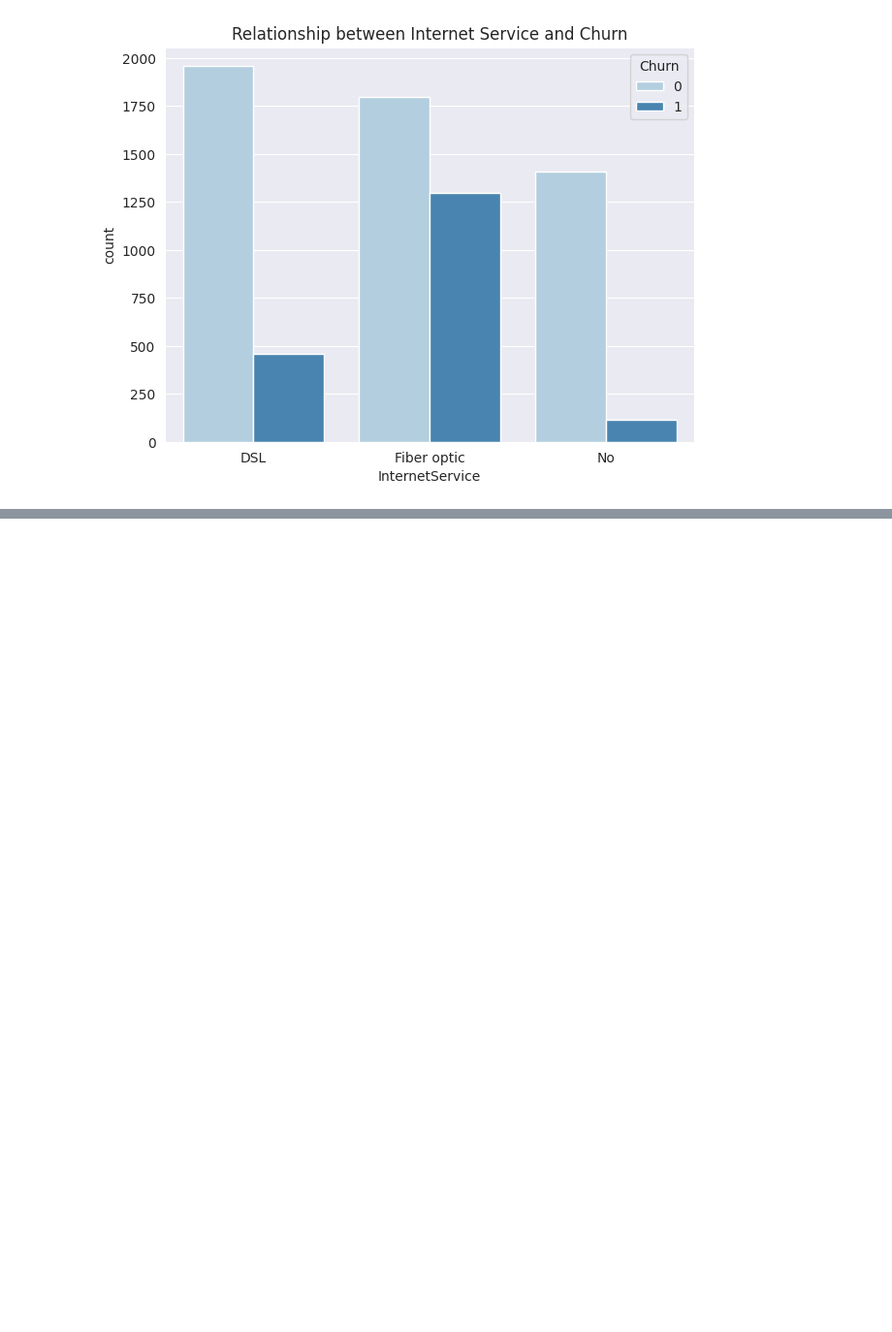
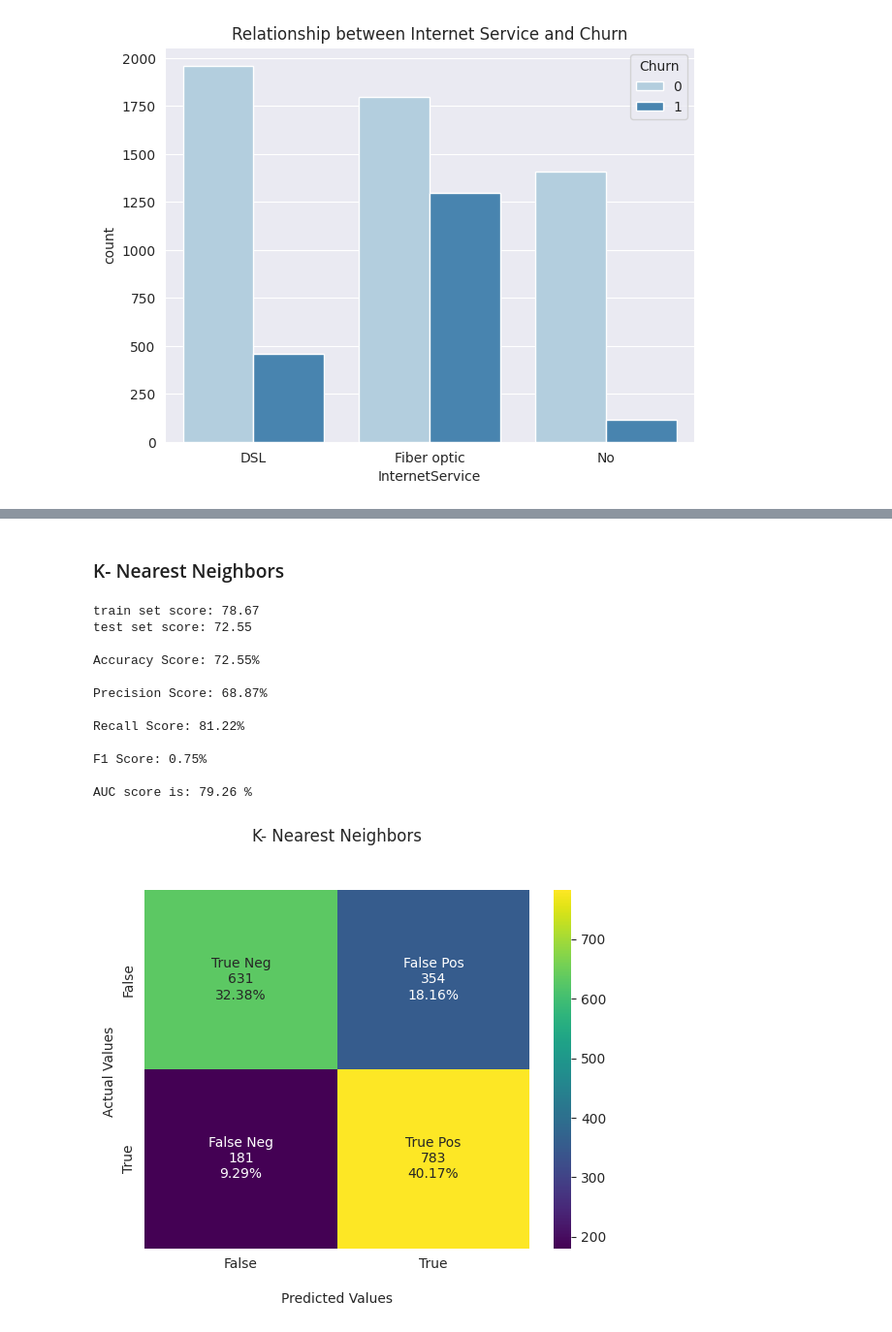
Before and after one commit to slickHnaa/Career_Accelerator_LP3-Classifcation, a Jupyter notebook: 01_Churn.ipynb, the cells around one changed output, grey strips where cells are left out. Shown at 97% size. Cells and saved outputs as stored; diff of their text form; code cells hidden in the pictures; blank space fills up the shorter version.

```diff
--- a/01_Churn.ipynb
+++ b/01_Churn.ipynb
@@ -727,0 +1001,55 @@ plt.show()
+# %% [markdown]
+### K- Nearest Neighbors
+# %%
+cknn = KNeighborsClassifier(n_neighbors=7)
+
+# Fit 'LPknn' to the training set
+cknn.fit(X_train, y_train)
+
+# Predict Output
+cknn_predict = cknn.predict(X_valid)
+pred_cknn = cknn.predict_proba(X_valid)[:,1]
+
+#Train and Test Scores
+cknn_Tr_Score = round(cknn.score(X_train, y_train)*100, 2)
+cknn_Tt_Score = round(cknn.score(X_valid, y_valid)*100, 2)
+print('train set score: {:.2f}'.format(cknn_Tr_Score))
+print('test set score: {:.2f}'.format(cknn_Tt_Score))
+
+
+
+print()
+cknn_sc = round(accuracy_score(y_valid, cknn_predict)*100, 2)
+print("Accuracy Score: {}%".format(cknn_sc))
+print()
+PS_cknn = round(precision_score(y_valid, cknn_predict)*100, 2)
+print("Precision Score: {}%".format(PS_cknn))
+print()
+RS_cknn = round(recall_score(y_valid, cknn_predict)*100, 2)
+print("Recall Score: {}%".format(RS_cknn))
+print()
+FS_cknn = round(f1_score(y_valid, cknn_predict), 2)
+print("F1 Score: {}%".format(FS_cknn))
+print()
+fpr4, tpr4, threshold = roc_curve(y_valid, pred_cknn)
+roc_auc = metrics.auc(fpr4, tpr4)
+cknnA = round(metrics.auc(fpr4, tpr4)*100, 2)
+print(f'AUC score is:', cknnA,'%')
+print()
+confusion = confusion_matrix(y_valid, cknn_predict)
+#print("Confusion matrix:\n{}".format(confusion))
+plot_metric(confusion, "K- Nearest Neighbors")
+# %% [output]
+train set score: 78.67
+test set score: 72.55
+
+Accuracy Score: 72.55%
+
+Precision Score: 68.87%
+
+Recall Score: 81.22%
+
+F1 Score: 0.75%
+
+AUC score is: 79.26 %
+[figure, added]
```
Also changed, not shown: parts of 45 cells of this notebook.
